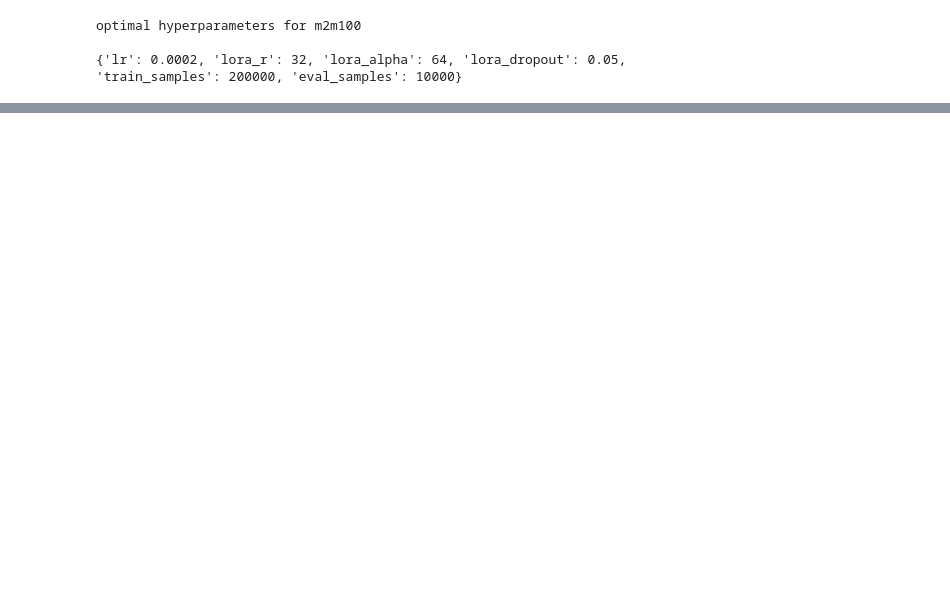
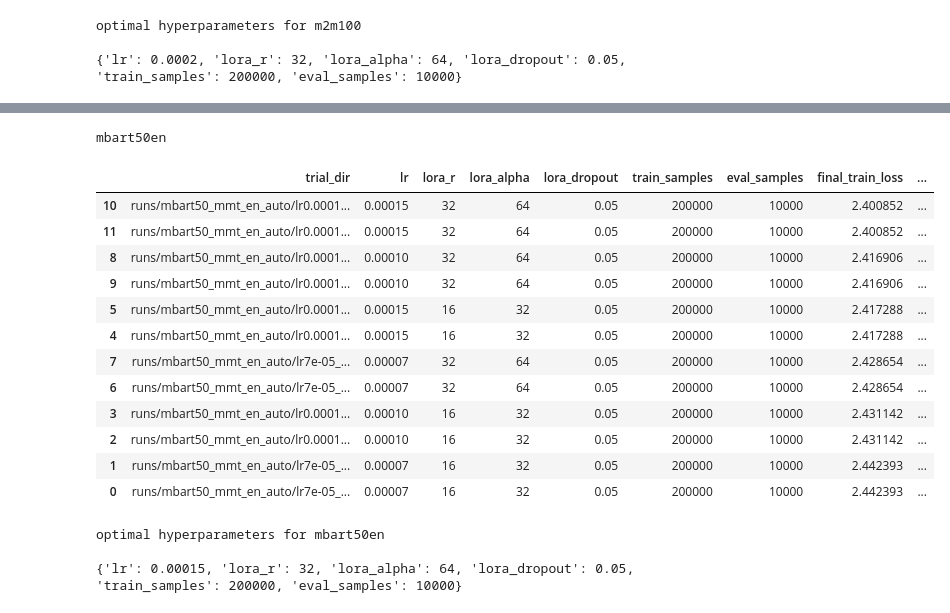
Before and after one commit to KevinCarr42/Translation-Fine-Tuning, a Jupyter notebook: sweep_evaluation.ipynb, the cells around one changed output, grey strips where cells are left out. Cells and saved outputs as stored; diff of their text form; code cells hidden in the pictures; blank space fills up the shorter version.

```diff
--- a/sweep_evaluation.ipynb
+++ b/sweep_evaluation.ipynb
@@ -39,0 +60,20 @@ optimal hyperparameters for m2m100
+# %%
+display_sweep_performance("mbart50en_sweep.csv")
+# %% [output]
+mbart50en
+|  | trial_dir | lr | lora_r | lora_alpha | lora_dropout | train_samples | eval_samples | final_train_loss | ... |
+| 10 | runs/mbart50_mmt_en_auto/lr0.0001... | 0.00015 | 32 | 64 | 0.05 | 200000 | 10000 | 2.400852 | ... |
+| 11 | runs/mbart50_mmt_en_auto/lr0.0001... | 0.00015 | 32 | 64 | 0.05 | 200000 | 10000 | 2.400852 | ... |
+| 8 | runs/mbart50_mmt_en_auto/lr0.0001... | 0.00010 | 32 | 64 | 0.05 | 200000 | 10000 | 2.416906 | ... |
+| 9 | runs/mbart50_mmt_en_auto/lr0.0001... | 0.00010 | 32 | 64 | 0.05 | 200000 | 10000 | 2.416906 | ... |
+| 5 | runs/mbart50_mmt_en_auto/lr0.0001... | 0.00015 | 16 | 32 | 0.05 | 200000 | 10000 | 2.417288 | ... |
+| 4 | runs/mbart50_mmt_en_auto/lr0.0001... | 0.00015 | 16 | 32 | 0.05 | 200000 | 10000 | 2.417288 | ... |
+| 7 | runs/mbart50_mmt_en_auto/lr7e-05_... | 0.00007 | 32 | 64 | 0.05 | 200000 | 10000 | 2.428654 | ... |
+| 6 | runs/mbart50_mmt_en_auto/lr7e-05_... | 0.00007 | 32 | 64 | 0.05 | 200000 | 10000 | 2.428654 | ... |
+| 3 | runs/mbart50_mmt_en_auto/lr0.0001... | 0.00010 | 16 | 32 | 0.05 | 200000 | 10000 | 2.431142 | ... |
+| 2 | runs/mbart50_mmt_en_auto/lr0.0001... | 0.00010 | 16 | 32 | 0.05 | 200000 | 10000 | 2.431142 | ... |
+| 1 | runs/mbart50_mmt_en_auto/lr7e-05_... | 0.00007 | 16 | 32 | 0.05 | 200000 | 10000 | 2.442393 | ... |
+| 0 | runs/mbart50_mmt_en_auto/lr7e-05_... | 0.00007 | 16 | 32 | 0.05 | 200000 | 10000 | 2.442393 | ... |
+optimal hyperparameters for mbart50en
+
+{'lr': 0.00015, 'lora_r': 32, 'lora_alpha': 64, 'lora_dropout': 0.05, 'train_samples': 200000, 'eval_samples': 10000}
```
Also changed, not shown: parts of 3 cells of this notebook.
